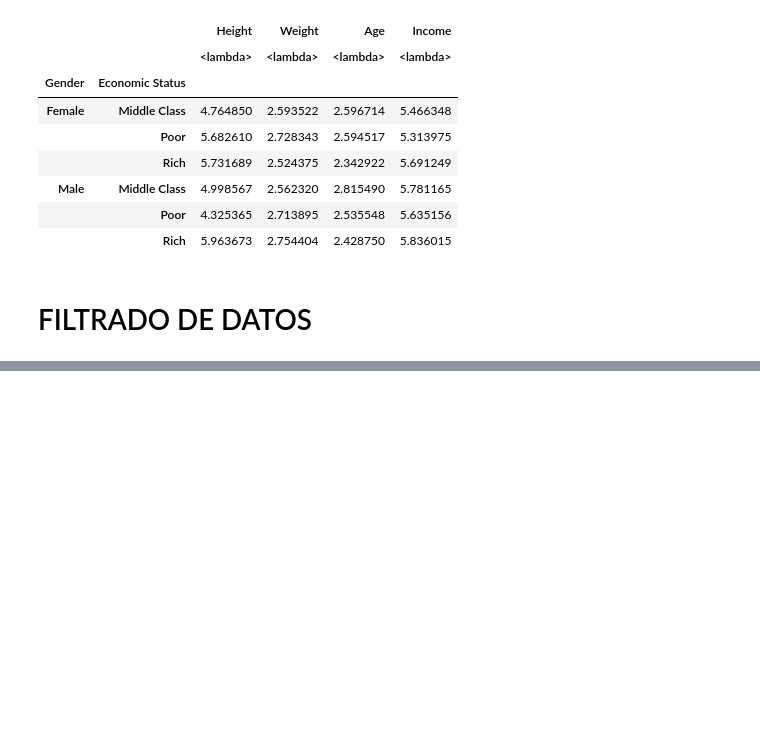
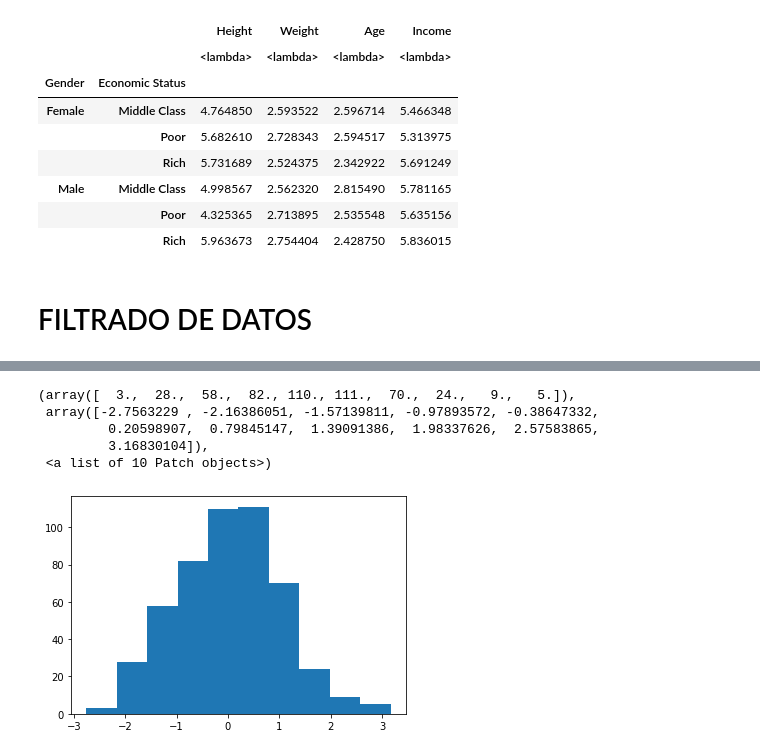
Before and after one commit to javilledo/MachineLearning, a Jupyter notebook: notebooks/t02_03_data_cleaning_agrupacion_de_datos.ipynb, the cells around one changed output, grey strips where cells are left out. Cells and saved outputs as stored; diff of their text form; code cells hidden in the pictures; blank space fills up the shorter version.

```diff
--- a/notebooks/t02_03_data_cleaning_agrupacion_de_datos.ipynb
+++ b/notebooks/t02_03_data_cleaning_agrupacion_de_datos.ipynb
@@ -343,0 +360,5 @@ double_group.aggregate([lambda x: np.mean(x) / np.std(x)])
+# %%
+zscore = lambda x: (x - x.mean()) / x.std() #tipificación a N(0,1)
+# %%
+z_group = double_group.transform(zscore)
+z_group
@@ -343,0 +379,10 @@ double_group.aggregate([lambda x: np.mean(x) / np.std(x)])
+# %%
+import matplotlib.pyplot as plt
+plt.hist(z_group['Age'])
+# %% [output]
+(array([  3.,  28.,  58.,  82., 110., 111.,  70.,  24.,   9.,   5.]),
+ array([-2.7563229 , -2.16386051, -1.57139811, -0.97893572, -0.38647332,
+         0.20598907,  0.79845147,  1.39091386,  1.98337626,  2.57583865,
+         3.16830104]),
+ <a list of 10 Patch objects>)
+[figure, added]
```
Also changed, not shown: parts of 15 cells of this notebook.
